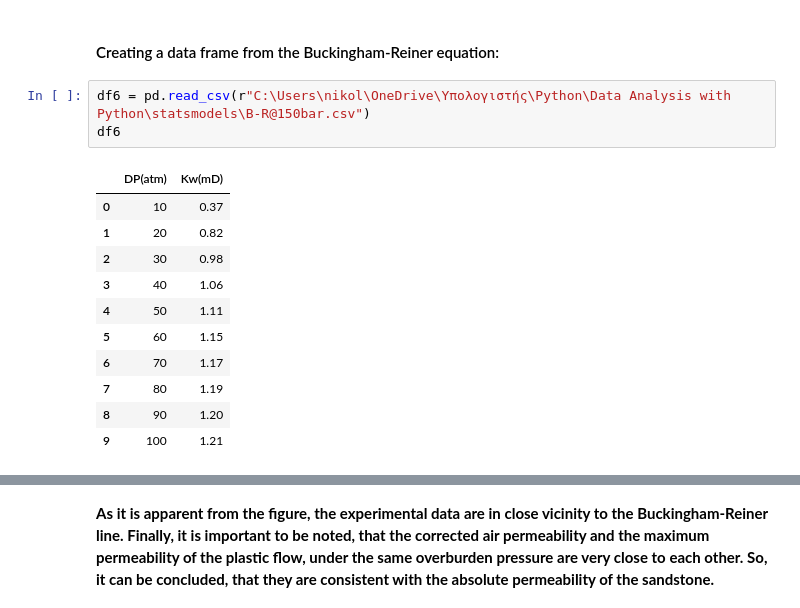
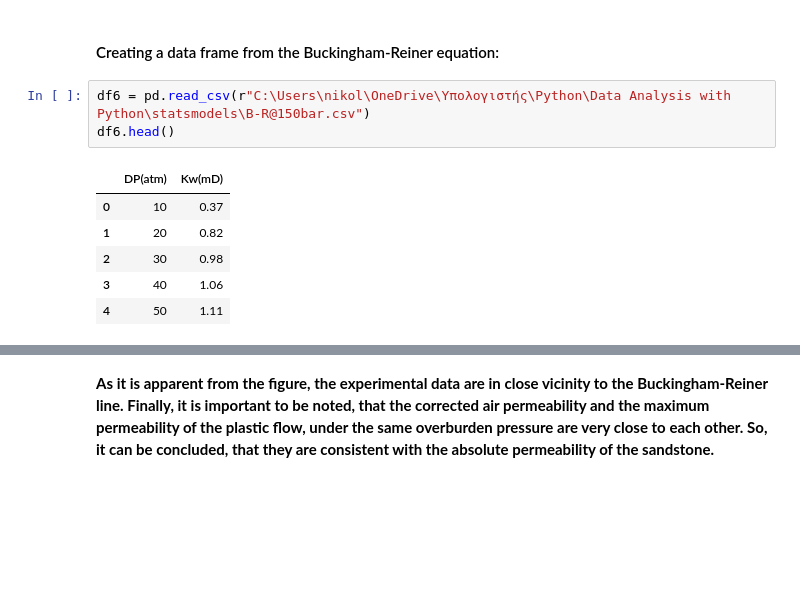
Before and after one commit to MadScientist1995/python, a Jupyter notebook: Absolute permeability of a rock sample.ipynb, the cells around one changed output, grey strips where cells are left out. Drawn from its saved outputs; the diff is of its cells as text; blank space fills up the shorter version.

```diff
--- a/Absolute permeability of a rock sample.ipynb
+++ b/Absolute permeability of a rock sample.ipynb
@@ -492,19 +523,14 @@ The maximum permeability of water is 1.3069843249694348 mD
 #### Creating a data frame from the Buckingham-Reiner equation:
 # %%
 df6 = pd.read_csv(r"C:\Users\nikol\OneDrive\Υπολογιστής\Python\Data Analysis with Python\statsmodels\B-R@150bar.csv")
-df6
+df6.head()
 # %% [output]
 |  | DP(atm) | Kw(mD) |
 | 0 | 10 | 0.37 |
 | 1 | 20 | 0.82 |
 | 2 | 30 | 0.98 |
 | 3 | 40 | 1.06 |
 | 4 | 50 | 1.11 |
-| 5 | 60 | 1.15 |
-| 6 | 70 | 1.17 |
-| 7 | 80 | 1.19 |
-| 8 | 90 | 1.20 |
-| 9 | 100 | 1.21 |
 # %%
 width = 12
 height = 8
```
Also changed, not shown: parts of 38 cells of this notebook.
